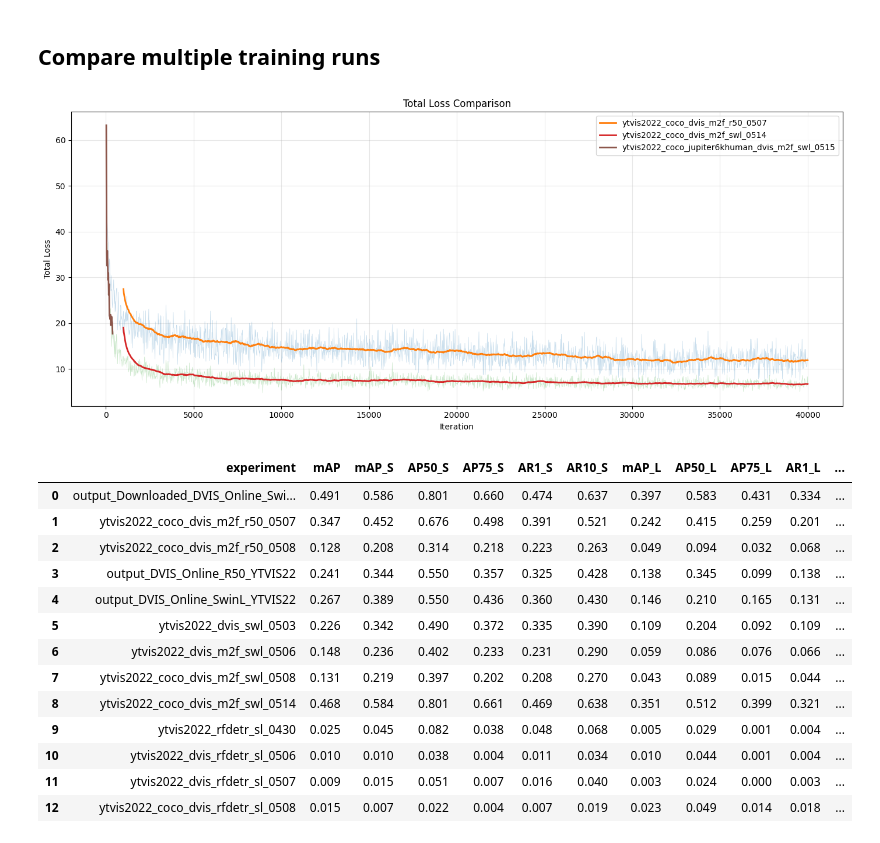
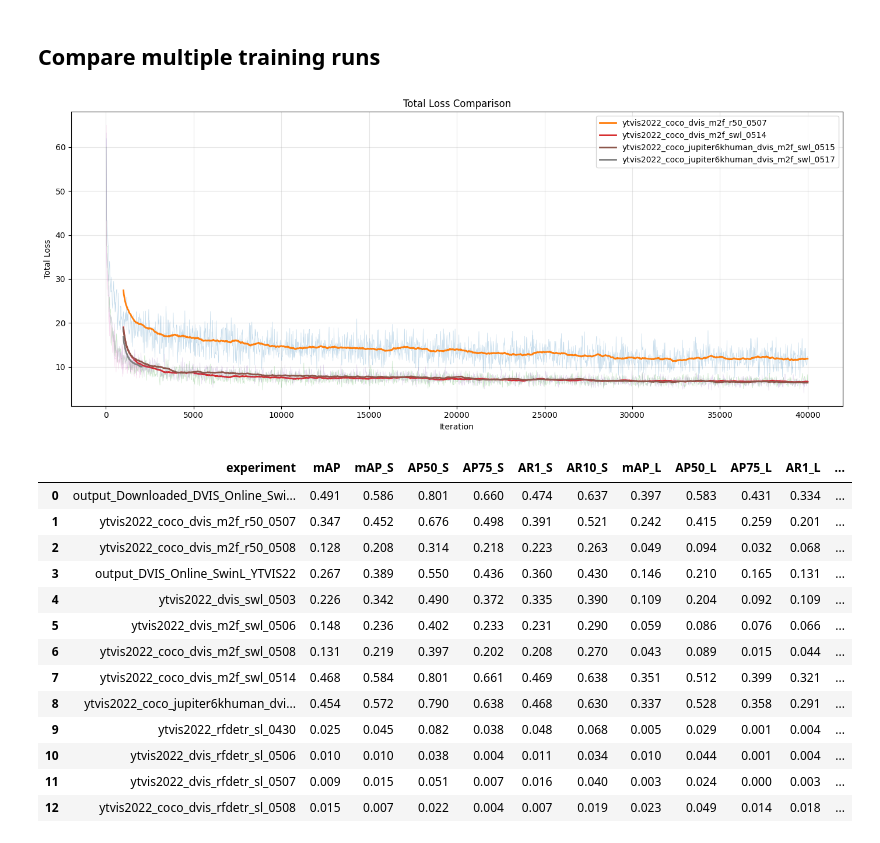
Before and after one commit to liyubrt/DVIS, a Jupyter notebook: plot_losses.ipynb, the cells around one changed output. Saved outputs shown, nothing was run; the diff lists cells and outputs as text; code cells hidden in the pictures.

```diff
--- a/plot_losses.ipynb
+++ b/plot_losses.ipynb
@@ -170,38 +170,40 @@ def display_scores_table(exps):
 # %%
 # Example: compare total losses across experiments
 exps = [
     "/mnt/data2/jupiter/li.yu/exps/driveable_terrain_model/ytvis2022_coco_dvis_m2f_r50_0507",  # R50 direct training DVIS
     # "/mnt/data2/jupiter/li.yu/exps/driveable_terrain_model/ytvis2022_coco_dvis_m2f_r50_0508",  # R50 direct training DVIS, batch size 4 to 64
 
     # "output_DVIS_Online_SwinL_YTVIS22/",  # SwinL direct training DVIS
     # "/mnt/data2/jupiter/li.yu/exps/driveable_terrain_model/ytvis2022_dvis_swl_0503/",  # Finetune SwinL on YTVIS first and train DVIS
     # "/mnt/data2/jupiter/li.yu/exps/driveable_terrain_model/ytvis2022_dvis_m2f_swl_0506",  # Finetune SwinL on COCO+YTVIS first and train DVIS
     # "/mnt/data2/jupiter/li.yu/exps/driveable_terrain_model/ytvis2022_coco_dvis_m2f_swl_0508",  # Finetune SwinL on COCO+YTVIS first and train DVIS on COCO+YTVIS
     "/mnt/data2/jupiter/li.yu/exps/driveable_terrain_model/ytvis2022_coco_dvis_m2f_swl_0514",  # Finetune SwinL on COCO+YTVIS first and train DVIS on COCO+YTVIS
     "/mnt/data2/jupiter/li.yu/exps/driveable_terrain_model/ytvis2022_coco_jupiter6khuman_dvis_m2f_swl_0515",  # Finetune SwinL on COCO+YTVIS first and train DVIS on COCO+YTVIS+JUPITER6KHUMAN
+    "/mnt/data2/jupiter/li.yu/exps/driveable_terrain_model/ytvis2022_coco_jupiter6khuman_dvis_m2f_swl_0517",  # Finetune SwinL on COCO+YTVIS+JUPITER6KHUMAN first and train DVIS on COCO+YTVIS+JUPITER6KHUMAN
 
     # "/mnt/data2/jupiter/li.yu/exps/driveable_terrain_model/ytvis2022_rfdetr_sl_0430/",  # RF-DETR direct training DVIS
     # "/mnt/data2/jupiter/li.yu/exps/driveable_terrain_model/ytvis2022_dvis_rfdetr_sl_0506/",  # Finetune RF-DETR on YTVIS first and train DVIS
     # "/mnt/data2/jupiter/li.yu/exps/driveable_terrain_model/ytvis2022_dvis_rfdetr_sl_0507/",  # Finetune RF-DETR on COCO+YTVIS first and train DVIS
     # "/mnt/data2/jupiter/li.yu/exps/driveable_terrain_model/ytvis2022_coco_dvis_rfdetr_sl_0508/",  # Finetune RF-DETR on COCO+YTVIS first and train DVIS on COCO+YTVIS
 ]
 metrics_files = [os.path.join(p, 'metrics.json') for p in exps]
 
 plot_total_losses(metrics_files, smoothing=50)
 # %% [output]
-[figure, old version]
+[figure, new version]
 # %%
 # Read scores.txt from each experiment and display as a table
 exps = [
     "output_Downloaded_DVIS_Online_SwinL_YTVIS21_on_YTVIS22",  # Author released weights
     "/mnt/data2/jupiter/li.yu/exps/driveable_terrain_model/ytvis2022_coco_dvis_m2f_r50_0507",  # R50 direct training DVIS
-    "/mnt/data2/jupiter/li.yu/exps/driveable_terrain_model/ytvis2022_coco_dvis_m2f_r50_0508",  # R50 direct training DVIS, batch size 4 to 64
-    "output_DVIS_Online_R50_YTVIS22",  # Resnet50 direct training DVIS
+    "/mnt/data2/jupiter/li.yu/exps/driveable_terrain_model/ytvis2022_coco_dvis_m2f_r50_0508",  # R50 direct training DVIS, batch size 4 to 64"output_DVIS_Online_R50_YTVIS22",  # Resnet50 direct training DVIS
     "output_DVIS_Online_SwinL_YTVIS22/",  # SwinL direct training DVIS
     "/mnt/data2/jupiter/li.yu/exps/driveable_terrain_model/ytvis2022_dvis_swl_0503/",  # Finetune SwinL on YTVIS first and train DVIS
     "/mnt/data2/jupiter/li.yu/exps/driveable_terrain_model/ytvis2022_dvis_m2f_swl_0506",  # Finetune SwinL on COCO+YTVIS first and train DVIS
     "/mnt/data2/jupiter/li.yu/exps/driveable_terrain_model/ytvis2022_coco_dvis_m2f_swl_0508",  # Finetune SwinL on COCO+YTVIS first and train DVIS on COCO+YTVIS
     "/mnt/data2/jupiter/li.yu/exps/driveable_terrain_model/ytvis2022_coco_dvis_m2f_swl_0514",  # Finetune SwinL on COCO+YTVIS first and train DVIS on COCO+YTVIS
+    "/mnt/data2/jupiter/li.yu/exps/driveable_terrain_model/ytvis2022_coco_jupiter6khuman_dvis_m2f_swl_0515",  # Finetune SwinL on COCO+YTVIS first and train DVIS on COCO+YTVIS+JUPITER6KHUMAN
+
     "/mnt/data2/jupiter/li.yu/exps/driveable_terrain_model/ytvis2022_rfdetr_sl_0430/",  # RF-DETR direct training DVIS
     "/mnt/data2/jupiter/li.yu/exps/driveable_terrain_model/ytvis2022_dvis_rfdetr_sl_0506/",  # Finetune RF-DETR on YTVIS first and train DVIS
     "/mnt/data2/jupiter/li.yu/exps/driveable_terrain_model/ytvis2022_dvis_rfdetr_sl_0507/",  # Finetune RF-DETR on COCO+YTVIS first and train DVIS
@@ -213,12 +215,12 @@ display_scores_table(exps)
 | 0 | output_Downloaded_DVIS_Online_Swi... | 0.491 | 0.586 | 0.801 | 0.660 | 0.474 | 0.637 | 0.397 | 0.583 | 0.431 | 0.334 | ... |
 | 1 | ytvis2022_coco_dvis_m2f_r50_0507 | 0.347 | 0.452 | 0.676 | 0.498 | 0.391 | 0.521 | 0.242 | 0.415 | 0.259 | 0.201 | ... |
 | 2 | ytvis2022_coco_dvis_m2f_r50_0508 | 0.128 | 0.208 | 0.314 | 0.218 | 0.223 | 0.263 | 0.049 | 0.094 | 0.032 | 0.068 | ... |
-| 3 | output_DVIS_Online_R50_YTVIS22 | 0.241 | 0.344 | 0.550 | 0.357 | 0.325 | 0.428 | 0.138 | 0.345 | 0.099 | 0.138 | ... |
-| 4 | output_DVIS_Online_SwinL_YTVIS22 | 0.267 | 0.389 | 0.550 | 0.436 | 0.360 | 0.430 | 0.146 | 0.210 | 0.165 | 0.131 | ... |
-| 5 | ytvis2022_dvis_swl_0503 | 0.226 | 0.342 | 0.490 | 0.372 | 0.335 | 0.390 | 0.109 | 0.204 | 0.092 | 0.109 | ... |
-| 6 | ytvis2022_dvis_m2f_swl_0506 | 0.148 | 0.236 | 0.402 | 0.233 | 0.231 | 0.290 | 0.059 | 0.086 | 0.076 | 0.066 | ... |
-| 7 | ytvis2022_coco_dvis_m2f_swl_0508 | 0.131 | 0.219 | 0.397 | 0.202 | 0.208 | 0.270 | 0.043 | 0.089 | 0.015 | 0.044 | ... |
-| 8 | ytvis2022_coco_dvis_m2f_swl_0514 | 0.468 | 0.584 | 0.801 | 0.661 | 0.469 | 0.638 | 0.351 | 0.512 | 0.399 | 0.321 | ... |
+| 3 | output_DVIS_Online_SwinL_YTVIS22 | 0.267 | 0.389 | 0.550 | 0.436 | 0.360 | 0.430 | 0.146 | 0.210 | 0.165 | 0.131 | ... |
+| 4 | ytvis2022_dvis_swl_0503 | 0.226 | 0.342 | 0.490 | 0.372 | 0.335 | 0.390 | 0.109 | 0.204 | 0.092 | 0.109 | ... |
+| 5 | ytvis2022_dvis_m2f_swl_0506 | 0.148 | 0.236 | 0.402 | 0.233 | 0.231 | 0.290 | 0.059 | 0.086 | 0.076 | 0.066 | ... |
+| 6 | ytvis2022_coco_dvis_m2f_swl_0508 | 0.131 | 0.219 | 0.397 | 0.202 | 0.208 | 0.270 | 0.043 | 0.089 | 0.015 | 0.044 | ... |
+| 7 | ytvis2022_coco_dvis_m2f_swl_0514 | 0.468 | 0.584 | 0.801 | 0.661 | 0.469 | 0.638 | 0.351 | 0.512 | 0.399 | 0.321 | ... |
+| 8 | ytvis2022_coco_jupiter6khuman_dvi... | 0.454 | 0.572 | 0.790 | 0.638 | 0.468 | 0.630 | 0.337 | 0.528 | 0.358 | 0.291 | ... |
 | 9 | ytvis2022_rfdetr_sl_0430 | 0.025 | 0.045 | 0.082 | 0.038 | 0.048 | 0.068 | 0.005 | 0.029 | 0.001 | 0.004 | ... |
 | 10 | ytvis2022_dvis_rfdetr_sl_0506 | 0.010 | 0.010 | 0.038 | 0.004 | 0.011 | 0.034 | 0.010 | 0.044 | 0.001 | 0.004 | ... |
 | 11 | ytvis2022_dvis_rfdetr_sl_0507 | 0.009 | 0.015 | 0.051 | 0.007 | 0.016 | 0.040 | 0.003 | 0.024 | 0.000 | 0.003 | ... |
```
Also changed, not shown: 6 other files.
